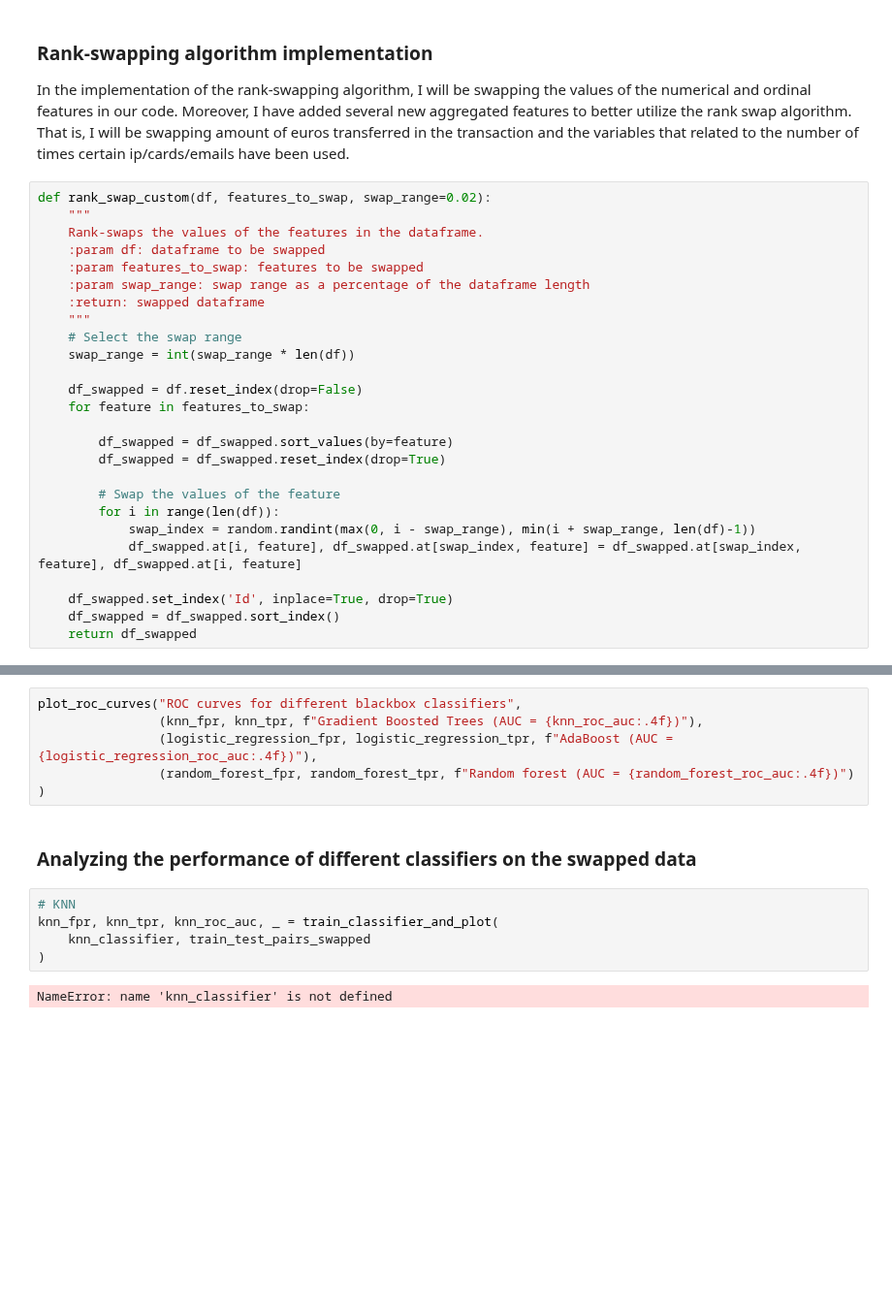
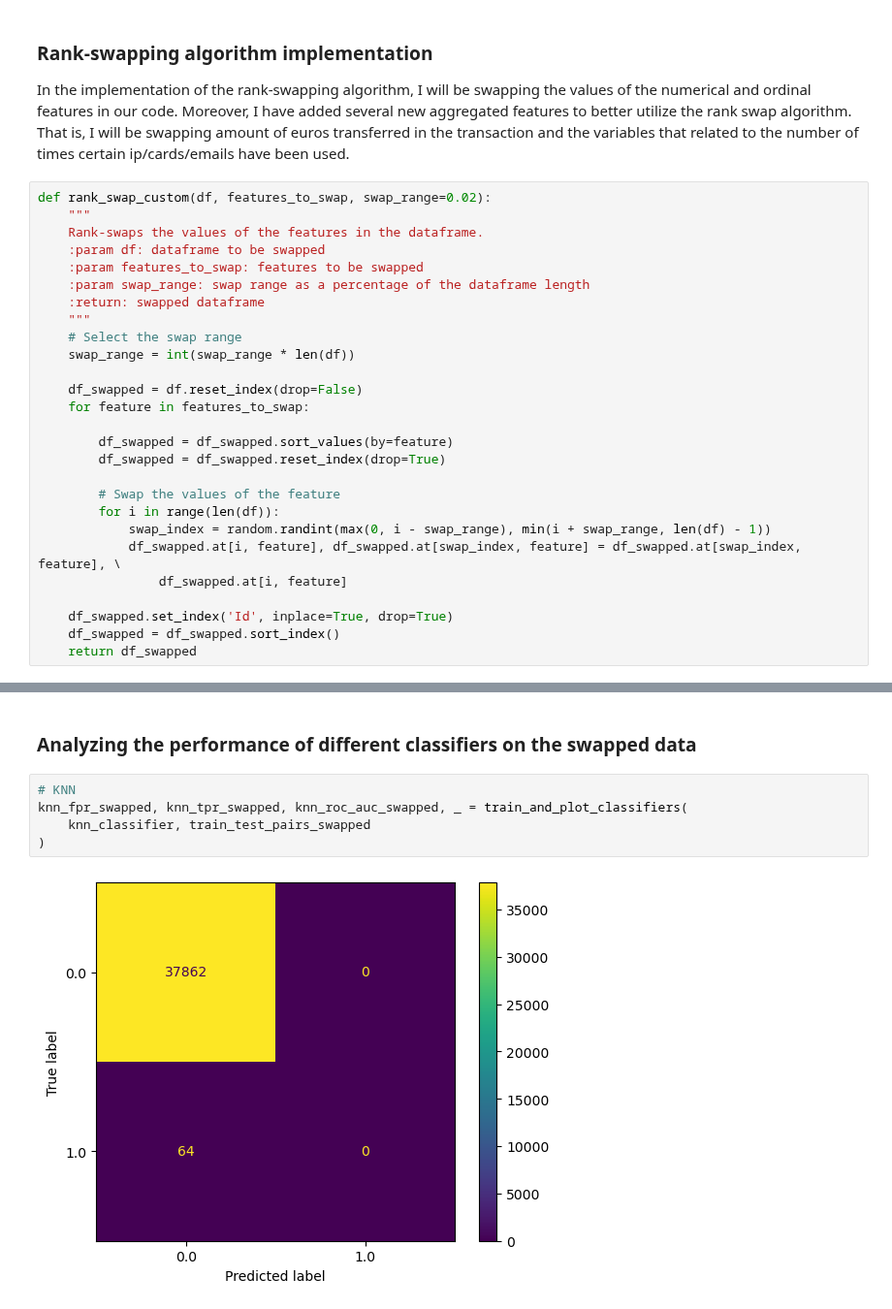
Before and after one commit to kbaran1998/CS4035-cyber-data, a Jupyter notebook: lab1/Lab1_Michal_Okon.ipynb, the cells around one changed output, grey strips where cells are left out. Shown at 97% size. Cells and saved outputs as stored; diff of their text form; blank space fills up the shorter version.

```diff
--- a/lab1/Lab1_Michal_Okon.ipynb
+++ b/lab1/Lab1_Michal_Okon.ipynb
@@ -47,8 +55,9 @@ def rank_swap_custom(df, features_to_swap, swap_range=0.02):
 
         # Swap the values of the feature
         for i in range(len(df)):
-            swap_index = random.randint(max(0, i - swap_range), min(i + swap_range, len(df)-1))
-            df_swapped.at[i, feature], df_swapped.at[swap_index, feature] = df_swapped.at[swap_index, feature], df_swapped.at[i, feature]
+            swap_index = random.randint(max(0, i - swap_range), min(i + swap_range, len(df) - 1))
+            df_swapped.at[i, feature], df_swapped.at[swap_index, feature] = df_swapped.at[swap_index, feature], \
+                df_swapped.at[i, feature]
 
     df_swapped.set_index('Id', inplace=True, drop=True)
     df_swapped = df_swapped.sort_index()
@@ -484,17 +329,11 @@ random_forest_fpr, random_forest_tpr, random_forest_roc_auc, _ = train_classifie
-# %%
-plot_roc_curves("ROC curves for different blackbox classifiers",
-                (knn_fpr, knn_tpr, f"Gradient Boosted Trees (AUC = {knn_roc_auc:.4f})"),
-                (logistic_regression_fpr, logistic_regression_tpr, f"AdaBoost (AUC = {logistic_regression_roc_auc:.4f})"),
-                (random_forest_fpr, random_forest_tpr, f"Random forest (AUC = {random_forest_roc_auc:.4f})")
-)
 # %% [markdown]
 ### Analyzing the performance of different classifiers on the swapped data
 # %%
 # KNN
-knn_fpr, knn_tpr, knn_roc_auc, _ = train_classifier_and_plot(
+knn_fpr_swapped, knn_tpr_swapped, knn_roc_auc_swapped, _ = train_and_plot_classifiers(
     knn_classifier, train_test_pairs_swapped
 )
 # %% [output]
-NameError: name 'knn_classifier' is not defined
+[figure, added]
 # %%
 # Logistic regression
```
Also changed, not shown: parts of 25 cells of this notebook.
